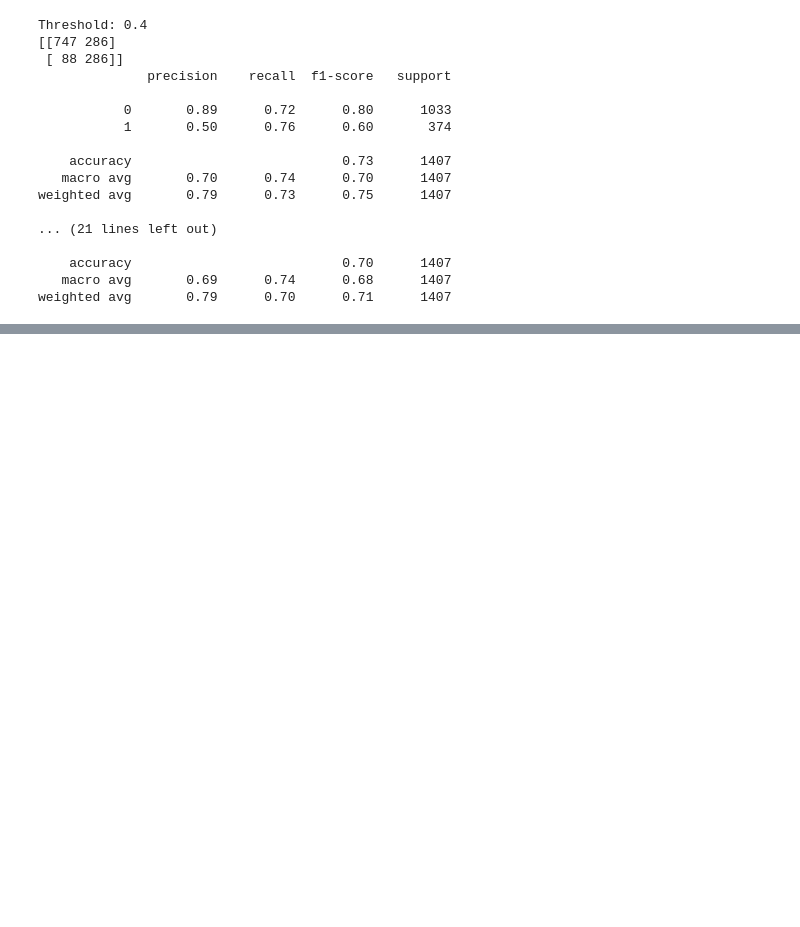
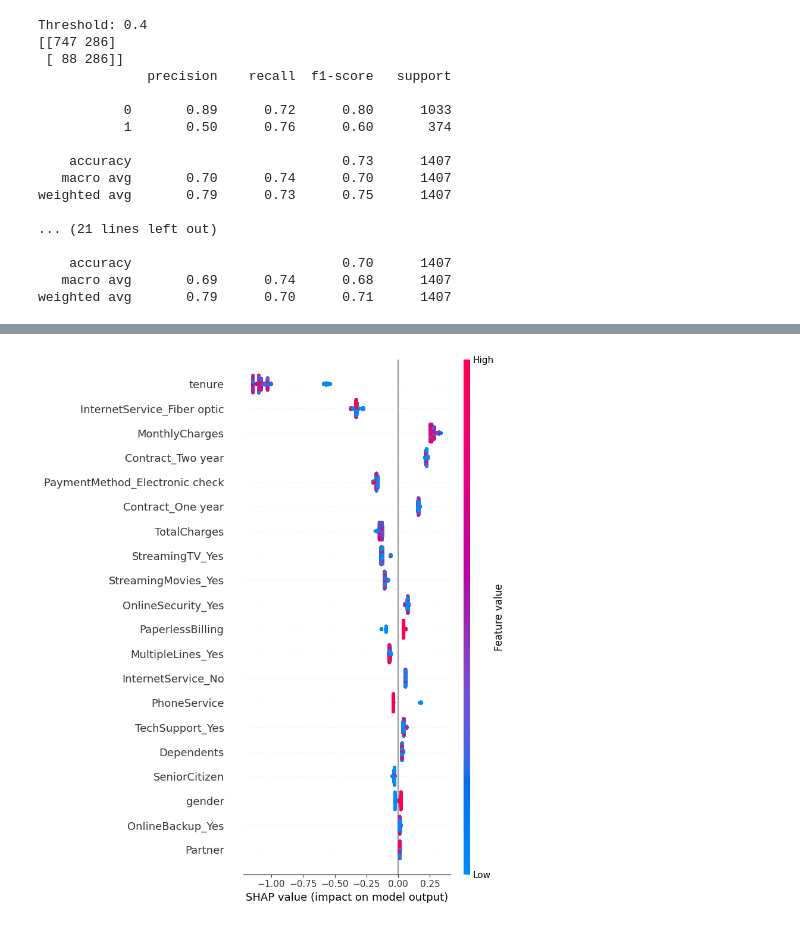
Before and after one commit to Parveez19/Customer-Churn-Prediction, a Jupyter notebook: Customer_churn.ipynb, the cells around one changed output, grey strips where cells are left out. Cells and saved outputs as stored; diff of their text form; code cells hidden in the pictures; blank space fills up the shorter version.

```diff
--- a/Customer_churn.ipynb
+++ b/Customer_churn.ipynb
@@ -425,0 +518,15 @@ weighted avg       0.79      0.70      0.71      1407
+# %%
+import shap
+import numpy as np
+
+# initialize JS visualization
+shap.initjs()
+
+# explain the model's predictions using SHAP
+explainer = shap.TreeExplainer(best_model)
+shap_values = explainer.shap_values(X_test)
+
+
+# Summary plot
+shap.summary_plot(shap_values, X_test, plot_type="dot")
+# %% [output]
@@ -425,0 +534 @@ weighted avg       0.79      0.70      0.71      1407
+[figure, added]
```
Also changed, not shown: parts of 29 cells of this notebook, 3 other files.
